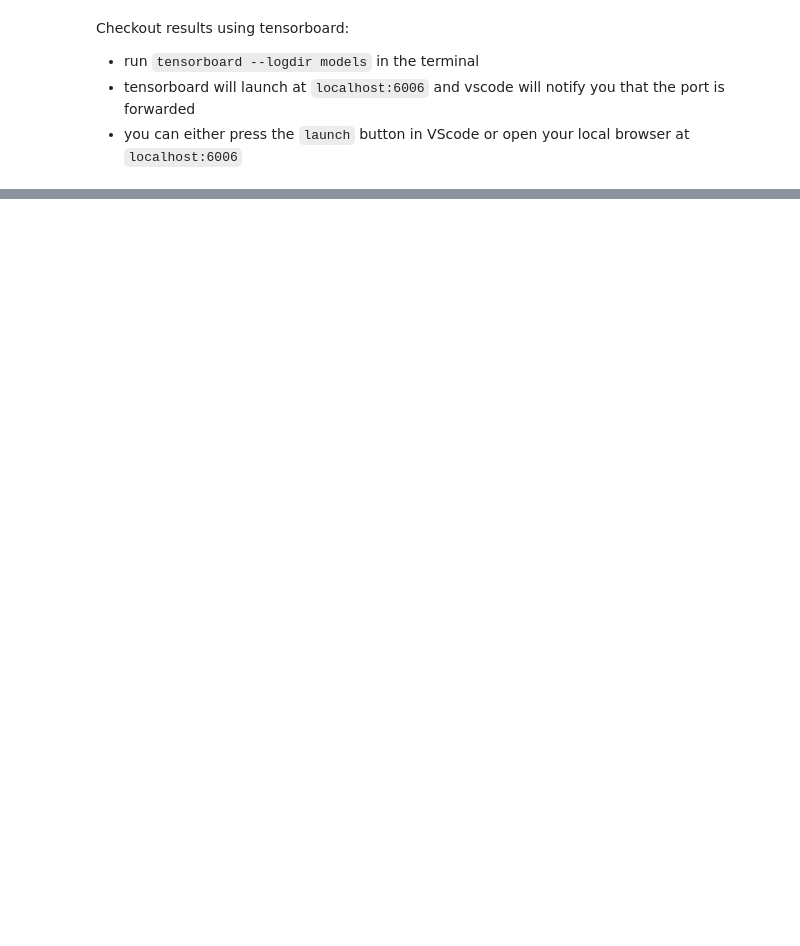
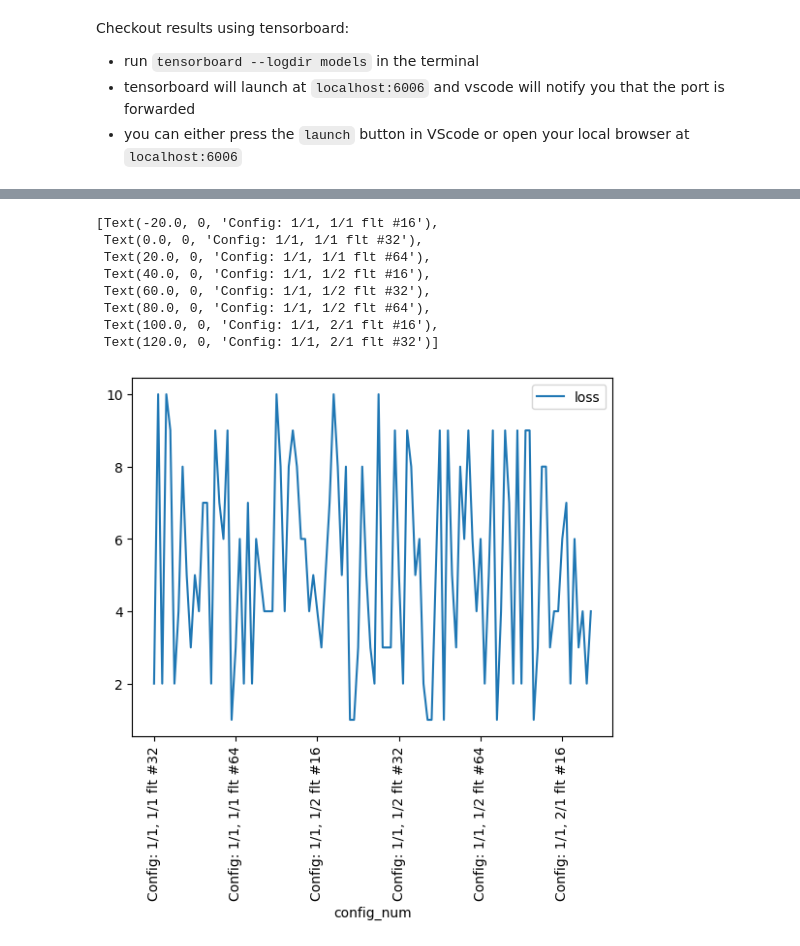
Before and after one commit to mcdejonge/mlmoi_expcnn, a Jupyter notebook: notebooks/matthijs.ipynb, the cells around one changed output, grey strips where cells are left out. Saved outputs shown, nothing was run; the diff lists cells and outputs as text; code cells hidden in the pictures; blank space fills up the shorter version.

Commit message:
Added plot for los

```diff
--- a/notebooks/matthijs.ipynb
+++ b/notebooks/matthijs.ipynb
@@ -218,0 +208,12 @@ Checkout results using tensorboard:
+# %%
+import pandas as pd
+import matplotlib as plt
+
+df = pd.DataFrame(configs)
+df['config_num'] = df.index
+df['config_label'] = "Config: " + df["c1_ksize"].astype(str) + "/" + \
+    df["c1_stride"].astype(str) + ", " + \
+    df["c2_ksize"].astype(str) + "/" + \
+    df["c2_stride"].astype(str) + " flt #" + \
+    df["num_filters"].astype(str)
+df
@@ -218,0 +234,14 @@ Checkout results using tensorboard:
+# %%
+ax = df.plot('config_num', 'loss')
+# ax.set(xticklabels= df['config_label'])
+ax.set_xticklabels(rotation = 90, labels=df['config_label'])
+# %% [output]
+[Text(-20.0, 0, 'Config: 1/1, 1/1 flt #16'),
+ Text(0.0, 0, 'Config: 1/1, 1/1 flt #32'),
+ Text(20.0, 0, 'Config: 1/1, 1/1 flt #64'),
+ Text(40.0, 0, 'Config: 1/1, 1/2 flt #16'),
+ Text(60.0, 0, 'Config: 1/1, 1/2 flt #32'),
+ Text(80.0, 0, 'Config: 1/1, 1/2 flt #64'),
+ Text(100.0, 0, 'Config: 1/1, 2/1 flt #16'),
+ Text(120.0, 0, 'Config: 1/1, 2/1 flt #32')]
+[figure, added]
```
Also changed, not shown: parts of 4 cells of this notebook.
